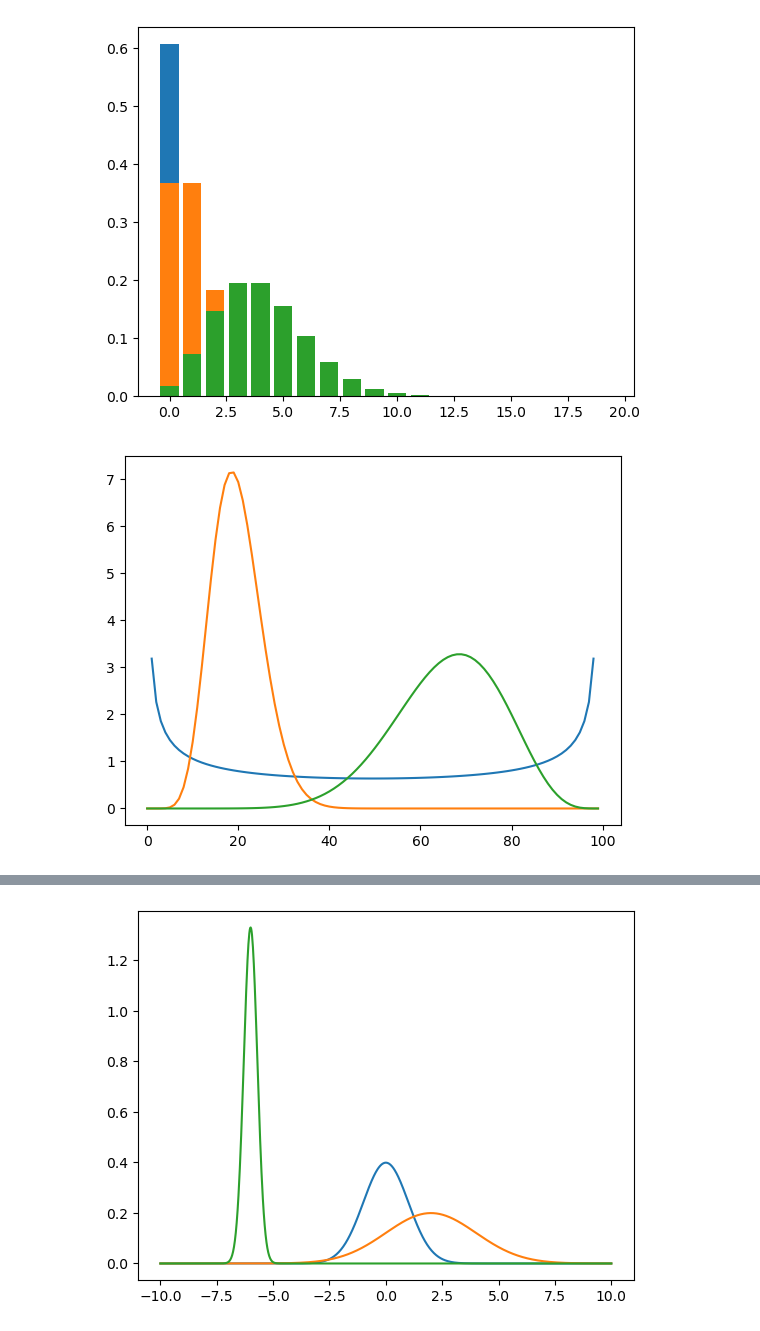
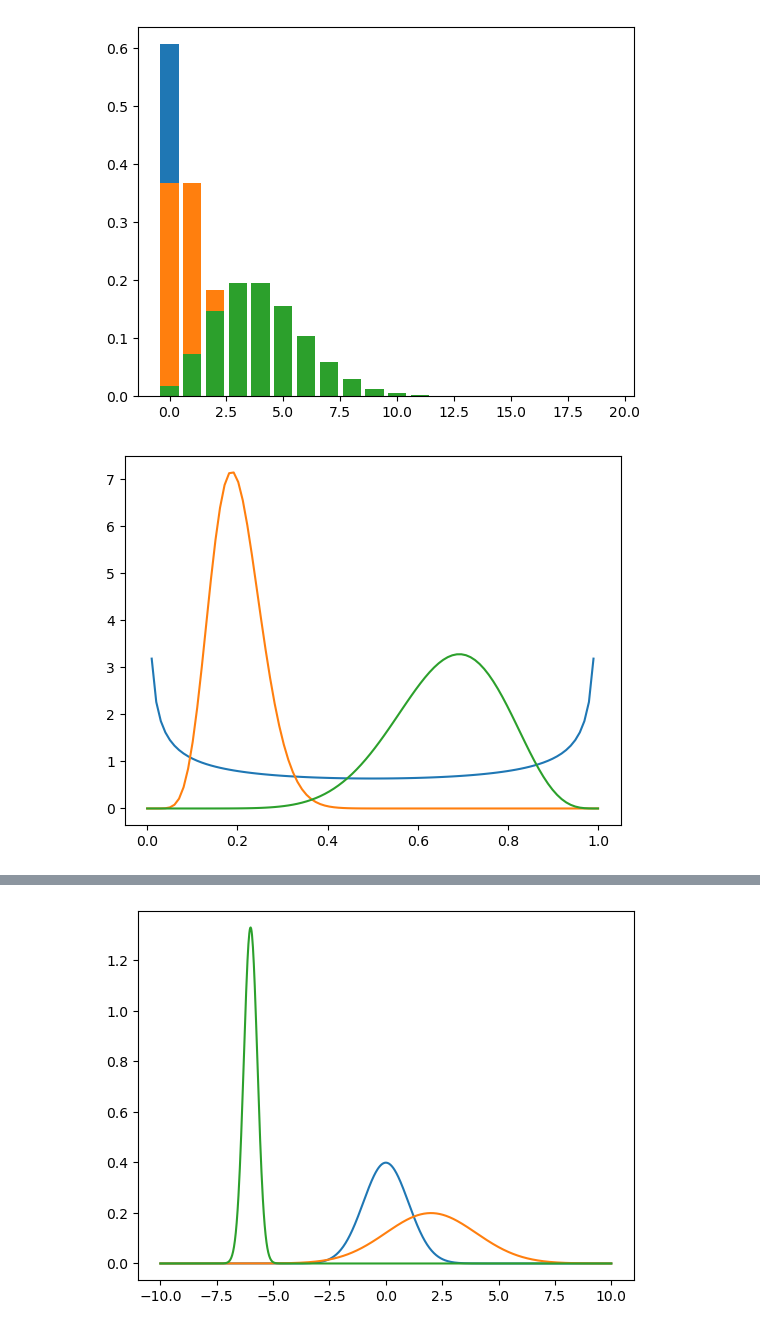
Before and after one commit to akiabe/BayesMLBook, a Jupyter notebook: Distribution.ipynb, the cells around one changed output, grey strips where cells are left out. Drawn from its saved outputs; the diff is of its cells as text; code cells hidden in the pictures.

```diff
--- a/Distribution.ipynb
+++ b/Distribution.ipynb
@@ -65,14 +65,14 @@ bar(𝐱, 𝒑1); bar(𝐱, 𝒑2); bar(𝐱, 𝒑3);
 # %%
 # Beta distribution
 μ = range(0, 1, length=100)
 
 𝒑1 = pdf(Beta(0.5, 0.5), μ)
 𝒑2 = pdf(Beta(10.0, 40.0), μ)
 𝒑3 = pdf(Beta(10.0, 5.0), μ)
 
-plot(𝐱, 𝒑1); plot(𝐱, 𝒑2); plot(𝐱, 𝒑3);
+plot(μ, 𝒑1); plot(μ, 𝒑2); plot(μ, 𝒑3);
 # %% [output]
-[figure, old version]
+[figure, new version]
 # %%
 # Dirichlet distribution
 𝛑₁ = range(0, 1, length=100)
```
Also changed, not shown: parts of 3 cells of this notebook.
